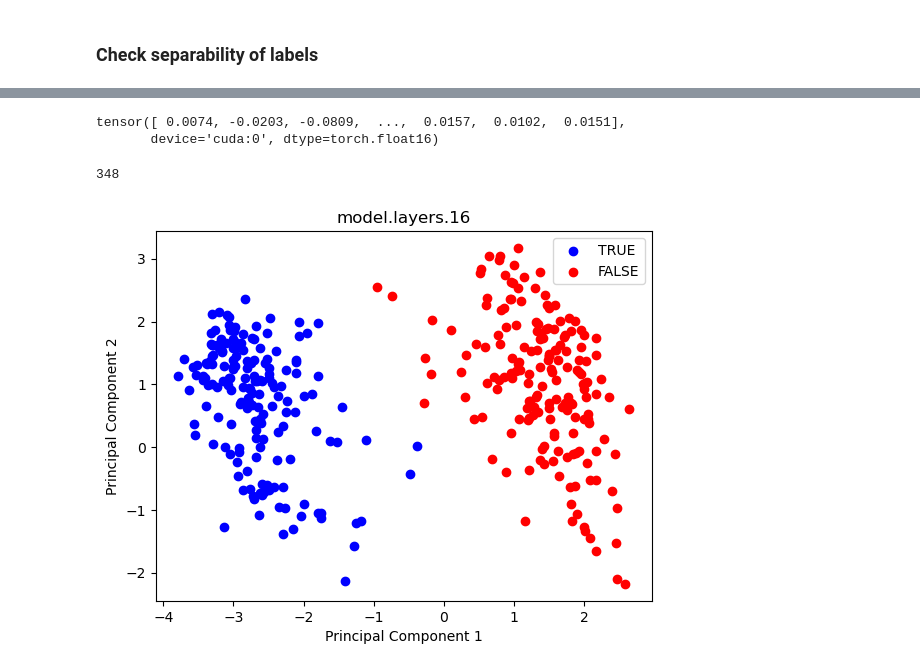
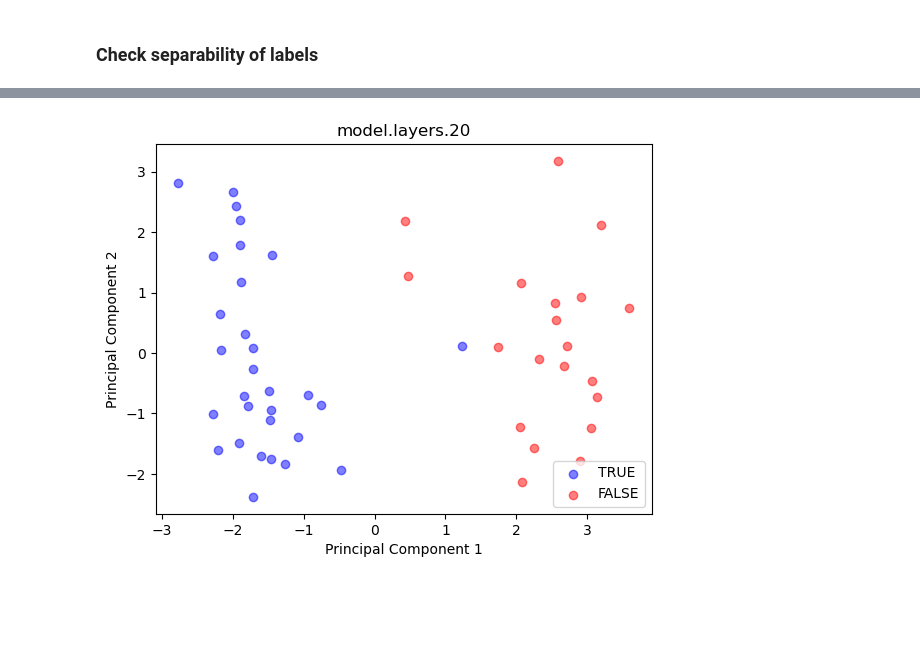
Before and after one commit to arnab-api/talkative_probes, a Jupyter notebook: notebooks/geometry_of_truth.ipynb, the cells around one changed output, grey strips where cells are left out. Saved outputs shown, nothing was run; the diff lists cells and outputs as text; code cells hidden in the pictures; blank space fills up the shorter version.

Commit message:
cleaned up the analysis notebook

```diff
--- a/notebooks/geometry_of_truth.ipynb
+++ b/notebooks/geometry_of_truth.ipynb
@@ -403,5 +207,7 @@ def get_concept_latents(
 # %%
-queries = [ds[i] for i in range(len(ds))]
+from src.functional import get_concept_latents
+
+queries = [ds[i] for i in range(len(ds))][:50]
 interested_layers = mt.layer_names[::2]
 
 latents = get_concept_latents(mt=mt, queries=queries, interested_layers=interested_layers)
@@ -410,9 +215,0 @@ latents = get_concept_latents(mt=mt, queries=queries, interested_layers=interest
-# %%
-latents[0]["latents"][interested_layers[0]]
-# %% [output]
-tensor([ 0.0074, -0.0203, -0.0809,  ...,  0.0157,  0.0102,  0.0151],
-       device='cuda:0', dtype=torch.float16)
-# %%
-len(ds)
-# %% [output]
-348
@@ -443,34 +216,37 @@ def get_pcs(X, k=2, offset=0):
+# %%
+from src.analysis import PCA
+
+layer = interested_layers[10]
+
+X = torch.stack([l["latents"][layer] for l in latents]).to(torch.float32).to("cuda")
+
+pca = PCA(n_components=2)
+X2 = pca.fit_transform(X)
 # %%
-layer = interested_layers[8]
-
-X = torch.stack([l["latents"][layer] for l in latents]).to(torch.float32).to("cuda")
-pcs = get_pcs(X, k=2)
-X2 = X @ pcs
-
 y = [l["answer"] for l in latents]
 
 import matplotlib.pyplot as plt
 
 true_points = []
 false_points = []
 
 for point, label in zip(X2, y):
     if label == " TRUE":
         true_points.append(point.cpu())
     else:
         false_points.append(point.cpu())
 
 true_points = np.array(true_points)
 false_points = np.array(false_points)
 
-plt.scatter(true_points[:, 0], true_points[:, 1], color='blue', label='TRUE')
-plt.scatter(false_points[:, 0], false_points[:, 1], color='red', label='FALSE')
+plt.scatter(true_points[:, 0], true_points[:, 1], color='blue', label='TRUE', alpha=0.5)
+plt.scatter(false_points[:, 0], false_points[:, 1], color='red', label='FALSE', alpha=0.5)
 
 plt.legend()
 plt.title(layer)
 plt.xlabel('Principal Component 1')
 plt.ylabel('Principal Component 2')
 
 plt.show()
 # %% [output]
-[figure, old version]
+[figure, new version]
```
Also changed, not shown: parts of 14 cells of this notebook, 3 other files.
